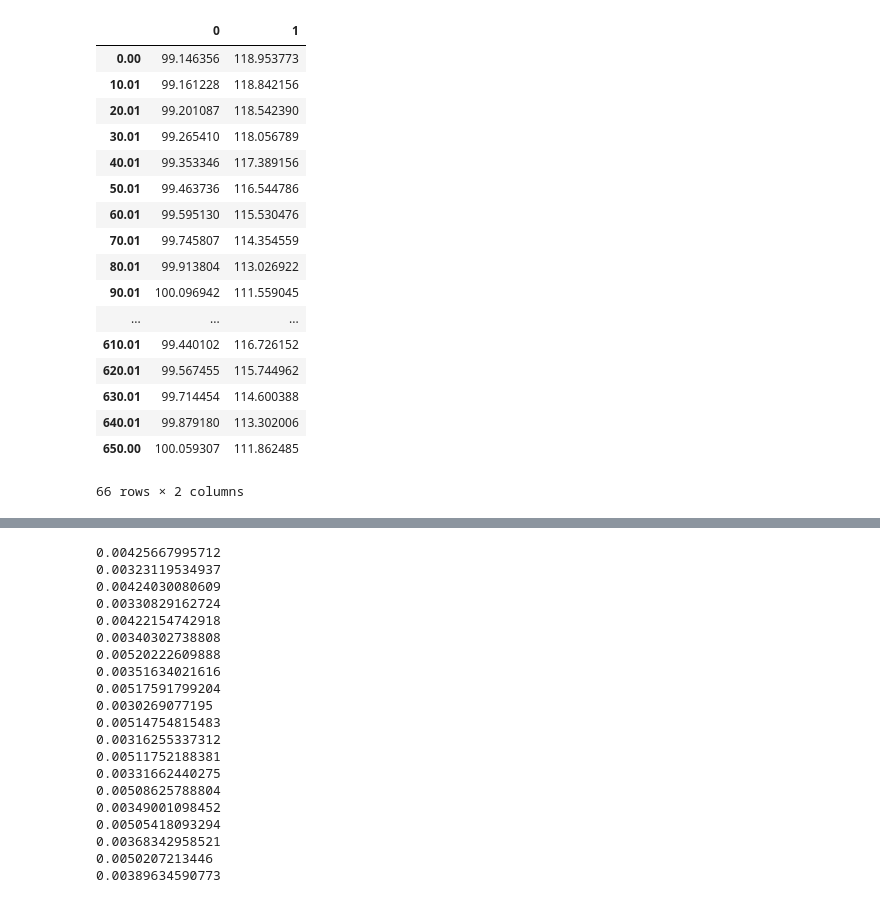
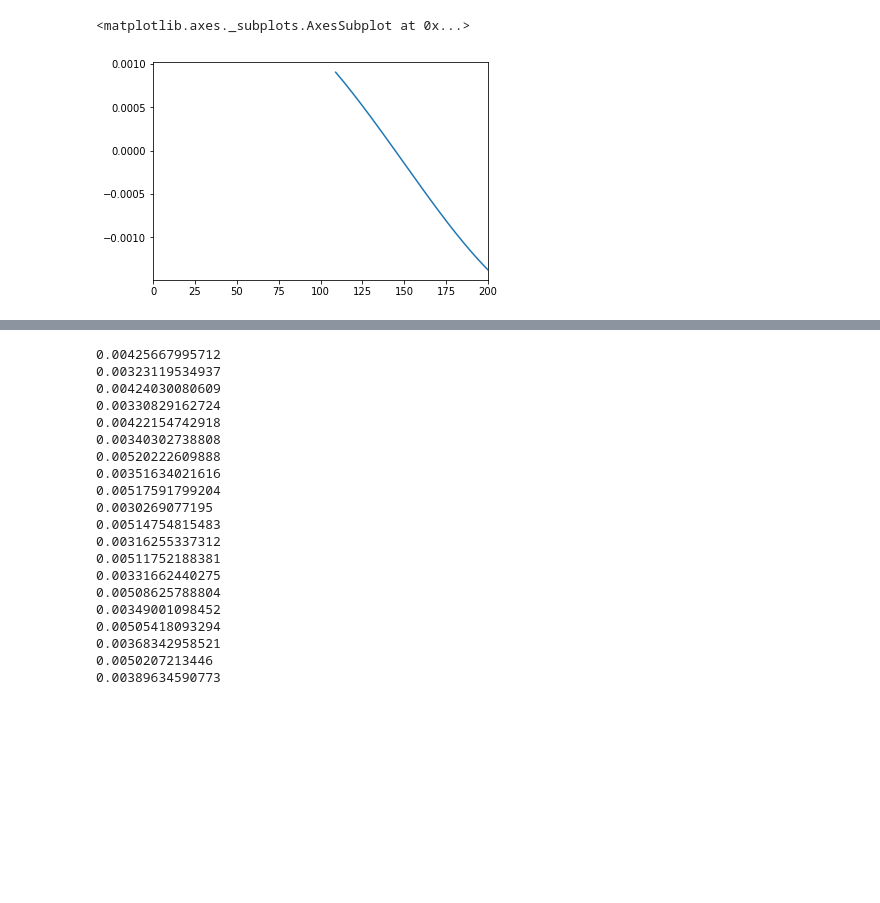
Before and after one commit to pablogalaviz/PostNewton3BP, a Jupyter notebook: utils/Analysis.ipynb, the cells around one changed output, grey strips where cells are left out. Saved outputs shown, nothing was run; the diff lists cells and outputs as text; code cells hidden in the pictures; blank space fills up the shorter version.

```diff
--- a/utils/Analysis.ipynb
+++ b/utils/Analysis.ipynb
@@ -212,21 +175,59 @@ df_tr1['n']
-# %%
-df_tr0['r']
-# %% [output]
-|  | 0 | 1 |
-| 0.00 | 99.146356 | 118.953773 |
-| 10.01 | 99.161228 | 118.842156 |
-| 20.01 | 99.201087 | 118.542390 |
-| 30.01 | 99.265410 | 118.056789 |
-| 40.01 | 99.353346 | 117.389156 |
-| 50.01 | 99.463736 | 116.544786 |
-| 60.01 | 99.595130 | 115.530476 |
-| 70.01 | 99.745807 | 114.354559 |
-| 80.01 | 99.913804 | 113.026922 |
-| 90.01 | 100.096942 | 111.559045 |
-| ... | ... | ... |
-| 610.01 | 99.440102 | 116.726152 |
-| 620.01 | 99.567455 | 115.744962 |
-| 630.01 | 99.714454 | 114.600388 |
-| 640.01 | 99.879180 | 113.302006 |
-| 650.00 | 100.059307 | 111.862485 |
-66 rows × 2 columns
+# %%
+def hTT_ret(i,j,u,u_ret,a):
+    na=df_tr1['n'].xs(a,axis=1,level=1)
+    u_na=(u*na).sum(axis=1)
+    u2=(u*u).sum(axis=1)
+
+    na_ret=df_tr1['n_ret'].xs(a,axis=1,level=1)
+    u_na_ret=(u_ret*na_ret).sum(axis=1)
+    u2_ret=(u_ret*u_ret).sum(axis=1)
+    ht=0
+    ht_ret=0
+    if i==j:
+        ht+=u2-5*u_na**2
+        ht_ret+=-2*u2_ret**2+2*u_na_ret**2
+    ht+=2*u[coords[i]]*u[coords[j]]
+    ht+=(3*u_na**2-5*u2)*na[coords[i]]*na[coords[j]]
+    ht+=12*u_na*(u[coords[i]]*na[coords[j]]+u[coords[j]]*na[coords[i]])
+    ht/=df_tr0['r',a]
+
+    ht_ret+=4*u_ret[coords[i]]*u_ret[coords[j]]
+    ht_ret+=2*(u_na_ret**2+u2_ret)*na_ret[coords[i]]*na_ret[coords[j]]
+    ht_ret-=8*u_na_ret*(u_ret[coords[i]]*na_ret[coords[j]]+u_ret[coords[j]]*na_ret[coords[i]])
+
+
+    ht_ret/=df_tr0['r_ret',a]
+    return -0.25*ht+ht_ret
+
+def hTT4(i,j):
+    term1 =2*df_tr1['p',coords[i]]*df_tr1['p',coords[j]]
+    term1+=(3*df_tr0['n.p']**2-5*df_tr0['p2'])*df_tr1['n',coords[i]]*df_tr1['n',coords[j]]
+    term1+=12*df_tr0['n.p']*(df_tr1['n',coords[i]]*df_tr1['p',coords[j]]+df_tr1['n',coords[j]]*df_tr1['p',coords[i]])
+    if i==j:
+        term1+=(df_tr0['p2']-5*df_tr0['n.p']**2)
+
+    term2=0
+    term3=0
+
+    for a in p_idx:
+        for b in p_idx:
+            if a == b:
+                continue
+            term2 =-32*(1./df_tr2['r',a,b]+1./df_tr2['s',a,b])*df_tr3['n',coords[i],a,b]*df_tr3['n',coords[j],a,b]/df_tr2['s',a,b]
+            term2+=2*( (df_tr0['r',a]+df_tr0['r',b])/df_tr2['r',a,b]**3+12./df_tr2['s',a,b]**2)*df_tr1['n',coords[i],a]*df_tr1['n',coords[j],b]
+            term2+=32*(2./df_tr2['s',a,b]**2-1./df_tr2['r',a,b]**2)*(df_tr1['n',coords[i],a]*df_tr3['n',coords[j],a,b]+df_tr1['n',coords[j],a]*df_tr3['n',coords[i],a,b])
+            term2+=(5./(df_tr2['r',a,b]*df_tr0['r',a])-(df_tr0['r',b]**2/df_tr0['r',a]+3*df_tr0['r',a])/df_tr2['r',a,b]**3-8*(1./df_tr0['r',a]+1./df_tr2['s',a,b])/df_tr2['s',a,b])*df_tr1['n',coords[i],a]*df_tr1['n',coords[j],a]
+            if i==j:
+                term2+=5*df_tr0['r',a]*(df_tr0['r',a]/df_tr0['r',b]-1)/df_tr2['r',a,b]**3-17./(df_tr2['r',a,b]*df_tr0['r',a])+4./(df_tr0['r',a]*df_tr0['r',b])+8*(1./df_tr0['r',a]+4./df_tr2['r',a,b])/df_tr2['s',a,b]
+            term2*=0.125*m[a]*m[b]
+
+            term3-=hTT_ret(i,j,df_tr3['n'].xs(a,axis=1,level=1).xs(b,axis=1,level=1).mul(np.sqrt(0.5*m[a]*m[b]/df_tr2['r',a,b]),axis=0),df_tr3['n_ret'].xs(a,axis=1,level=1).xs(b,axis=1,level=1).mul(np.sqrt(0.5*m[a]*m[b]/df_tr2['r_ret',a,b]),axis=0),a)
+
+        term3+=hTT_ret(i,j,df_tr1['p'].xs(a,axis=1,level=1)/np.sqrt(m[a]),df_tr1['p_ret'].xs(a,axis=1,level=1)/np.sqrt(m[a]),a)
+
+    return 0.125*(term1/(m*df_tr0['r'])).sum(axis=1)+term2 + term3
+
+hTT4(0,0).plot()
+# %% [output]
+<matplotlib.axes._subplots.AxesSubplot at 0x...>
+[figure, added]
```
Also changed, not shown: parts of 9 cells of this notebook.
